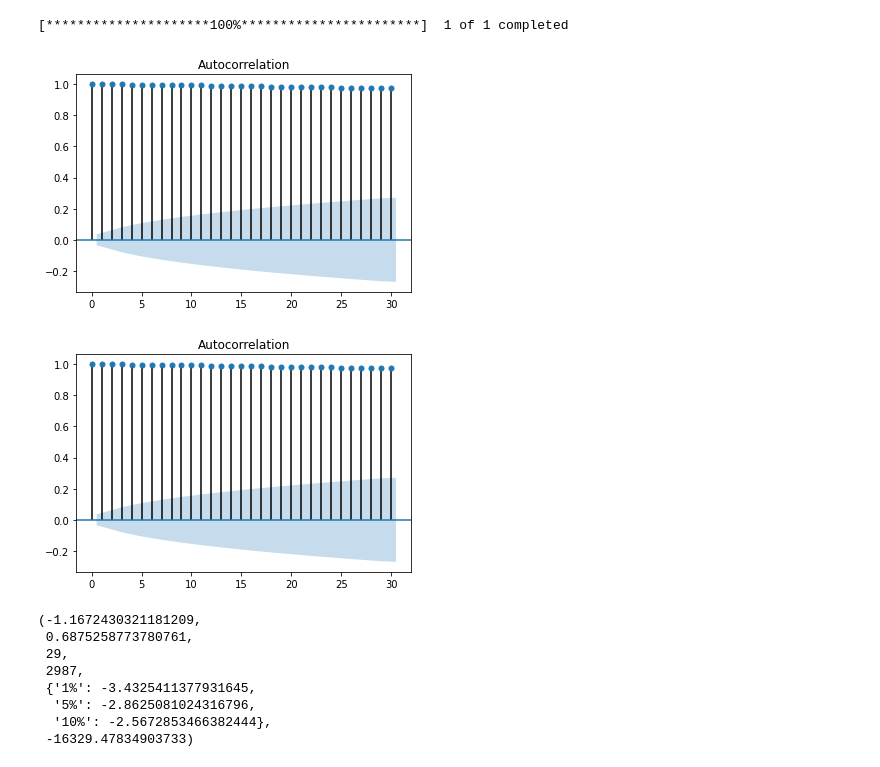
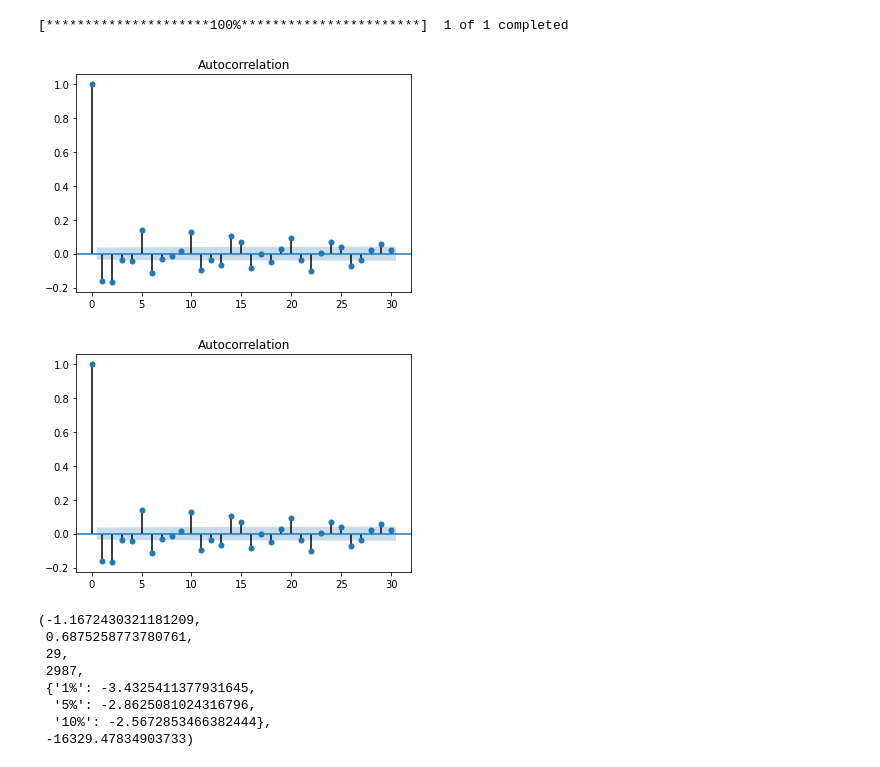
Before and after one commit to LauraCorredor7/Finanzas-Computacionales, a Jupyter notebook: Taller_3_Laura&Santiago.ipynb, the cells around one changed output. Saved outputs shown, nothing was run; the diff lists cells and outputs as text; code cells hidden in the pictures.

```diff
--- a/Taller_3_Laura&Santiago.ipynb
+++ b/Taller_3_Laura&Santiago.ipynb
@@ -413,10 +413,10 @@ sigma4 = retornos.std()
 # %% [output]
 [*********************100%***********************]  1 of 1 completed
 # %%
-plot_acf(precios4, lags=30)
+plot_acf(retornos4, lags=30)
 # %% [output]
-[figure, old version]
+[figure, new version]
-[figure, old version]
+[figure, new version]
 # %%
 # Test Dickey-Fuller
 # Prueba
```
Also changed, not shown: parts of 2 cells of this notebook.
